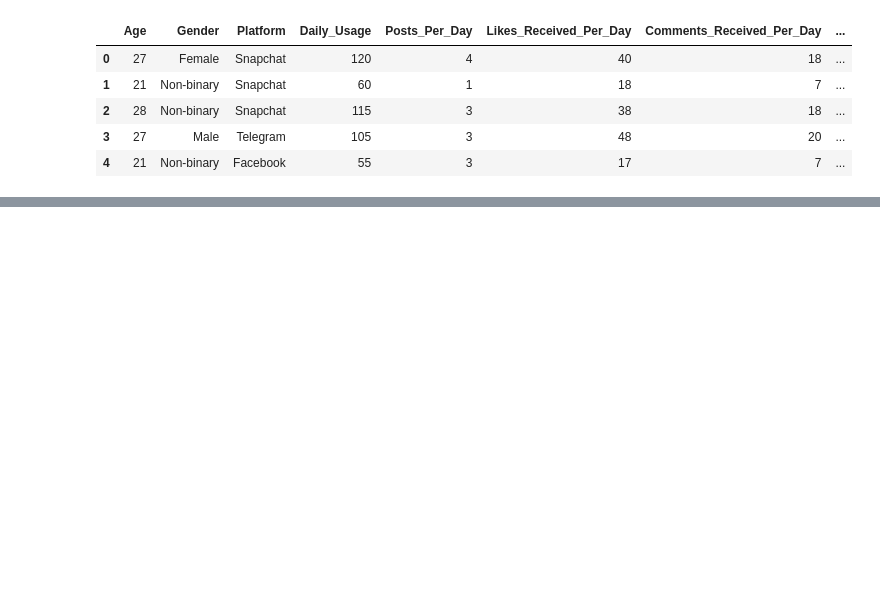
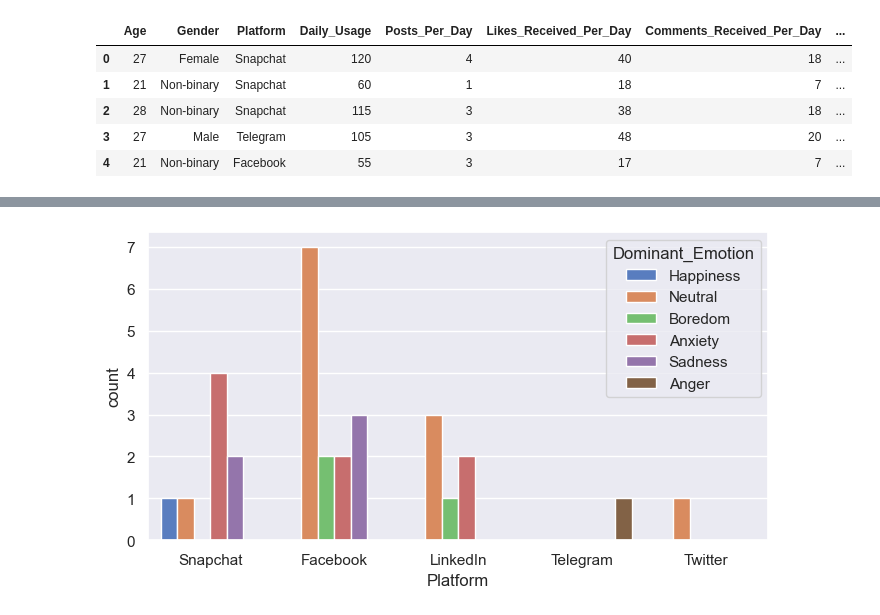
Before and after one commit to Rocky487/EDA-of-Relationships-between-Social-Media-Usage-and-Emotions, a Jupyter notebook: project.ipynb, the cells around one changed output, grey strips where cells are left out. Saved outputs shown, nothing was run; the diff lists cells and outputs as text; code cells hidden in the pictures; blank space fills up the shorter version.

```diff
--- a/project.ipynb
+++ b/project.ipynb
@@ -42,0 +65,4 @@ df.columns[3]
+# %%
+platformemotion(df[df.Gender=='Non-binary'])
+# %% [output]
+[figure, added]
```
Also changed, not shown: parts of 27 cells of this notebook.
